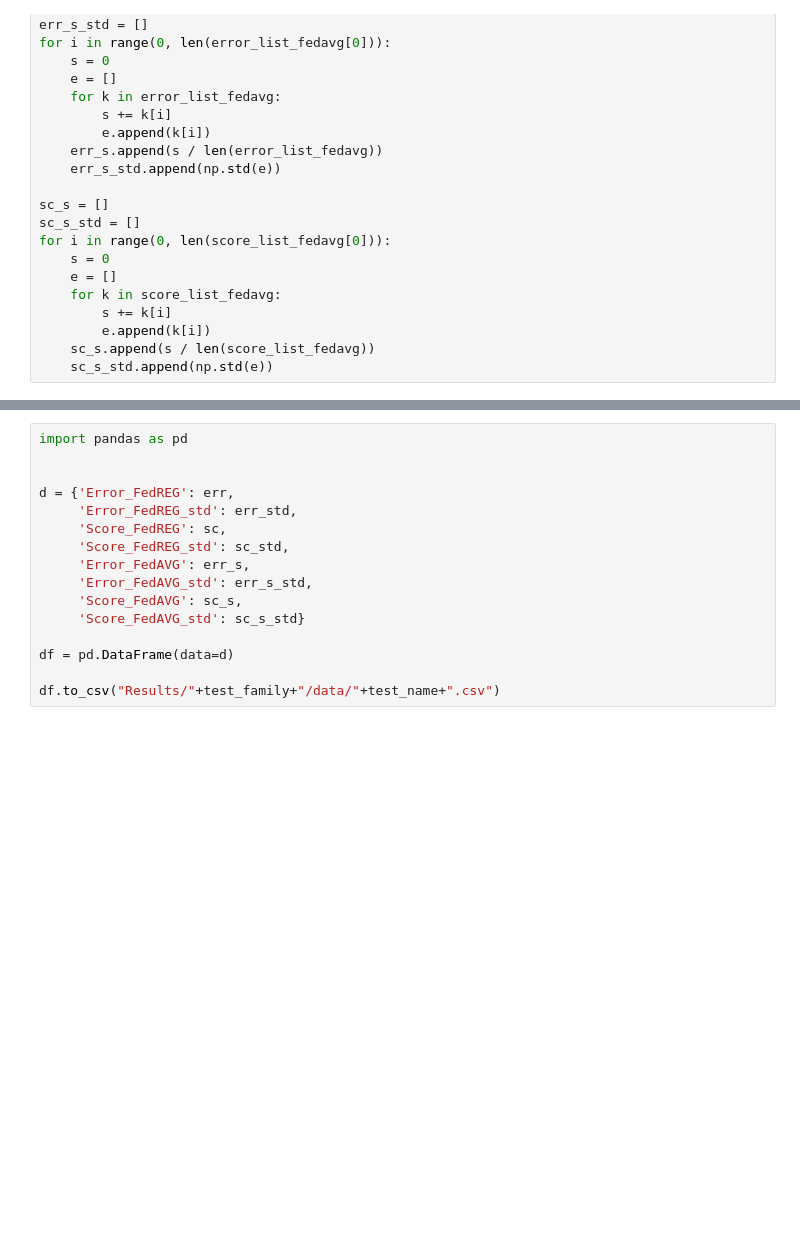
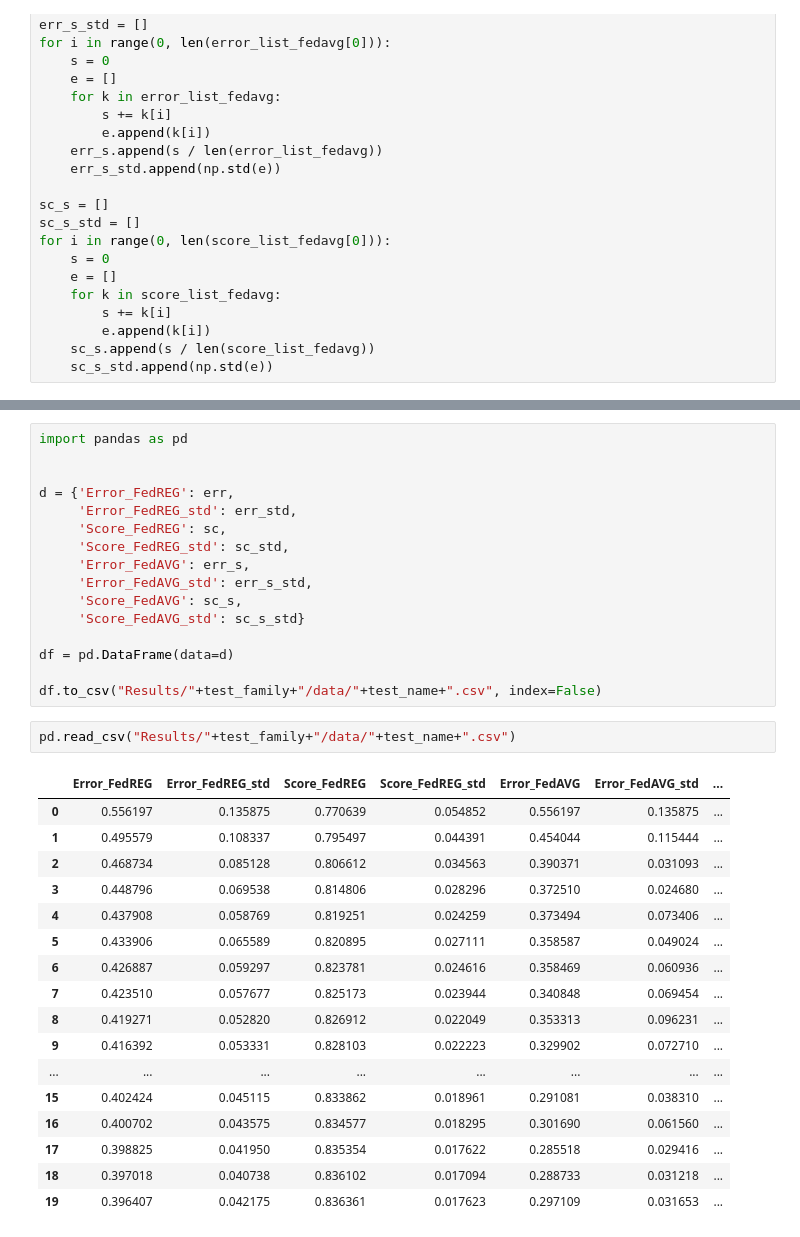
Before and after one commit to alexbergamasco96/NS_FederatedLearning, a Jupyter notebook: Multiprocessing_Iterations.ipynb, the cells around one changed output, grey strips where cells are left out. Drawn from its saved outputs; the diff is of its cells as text; blank space fills up the shorter version.

Commit message:
add results

```diff
--- a/Multiprocessing_Iterations.ipynb
+++ b/Multiprocessing_Iterations.ipynb
@@ -153,4 +159,24 @@ d = {'Error_FedREG': err,
 
 df = pd.DataFrame(data=d)
 
-df.to_csv("Results/"+test_family+"/data/"+test_name+".csv")
+df.to_csv("Results/"+test_family+"/data/"+test_name+".csv", index=False)
+# %%
+pd.read_csv("Results/"+test_family+"/data/"+test_name+".csv")
+# %% [output]
+|  | Error_FedREG | Error_FedREG_std | Score_FedREG | Score_FedREG_std | Error_FedAVG | Error_FedAVG_std | ... |
+| 0 | 0.556197 | 0.135875 | 0.770639 | 0.054852 | 0.556197 | 0.135875 | ... |
+| 1 | 0.495579 | 0.108337 | 0.795497 | 0.044391 | 0.454044 | 0.115444 | ... |
+| 2 | 0.468734 | 0.085128 | 0.806612 | 0.034563 | 0.390371 | 0.031093 | ... |
+| 3 | 0.448796 | 0.069538 | 0.814806 | 0.028296 | 0.372510 | 0.024680 | ... |
+| 4 | 0.437908 | 0.058769 | 0.819251 | 0.024259 | 0.373494 | 0.073406 | ... |
+| 5 | 0.433906 | 0.065589 | 0.820895 | 0.027111 | 0.358587 | 0.049024 | ... |
+| 6 | 0.426887 | 0.059297 | 0.823781 | 0.024616 | 0.358469 | 0.060936 | ... |
+| 7 | 0.423510 | 0.057677 | 0.825173 | 0.023944 | 0.340848 | 0.069454 | ... |
+| 8 | 0.419271 | 0.052820 | 0.826912 | 0.022049 | 0.353313 | 0.096231 | ... |
+| 9 | 0.416392 | 0.053331 | 0.828103 | 0.022223 | 0.329902 | 0.072710 | ... |
+| ... | ... | ... | ... | ... | ... | ... | ... |
+| 15 | 0.402424 | 0.045115 | 0.833862 | 0.018961 | 0.291081 | 0.038310 | ... |
+| 16 | 0.400702 | 0.043575 | 0.834577 | 0.018295 | 0.301690 | 0.061560 | ... |
+| 17 | 0.398825 | 0.041950 | 0.835354 | 0.017622 | 0.285518 | 0.029416 | ... |
+| 18 | 0.397018 | 0.040738 | 0.836102 | 0.017094 | 0.288733 | 0.031218 | ... |
+| 19 | 0.396407 | 0.042175 | 0.836361 | 0.017623 | 0.297109 | 0.031653 | ... |
```
Also changed, not shown: parts of 3 cells of this notebook, 34 other files.
